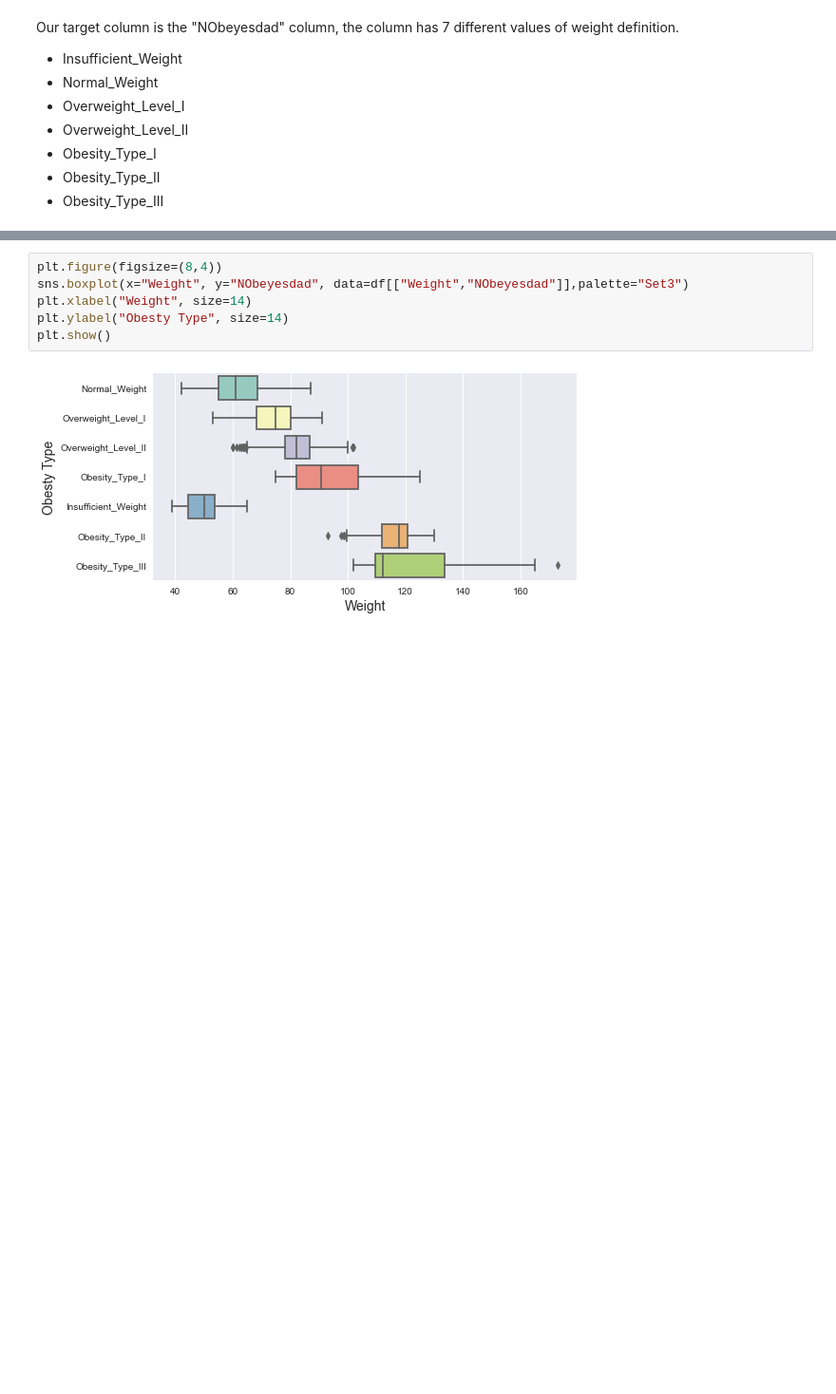
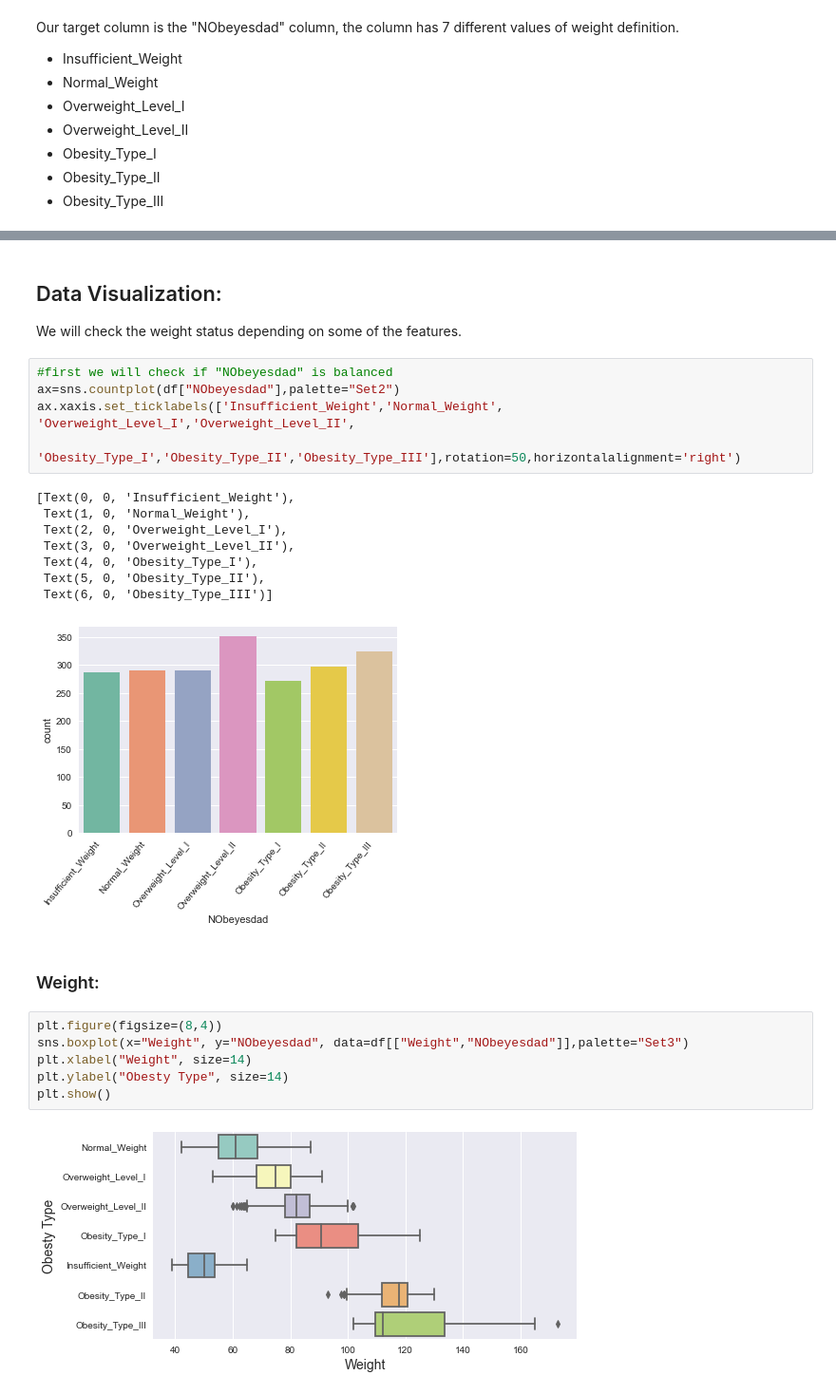
Before and after one commit to NoaAmichai/Obesity-Data-Science-Project, a Jupyter notebook: Obesity.ipynb, the cells around one changed output, grey strips where cells are left out. Shown at 95% size. Cells and saved outputs as stored; diff of their text form; blank space fills up the shorter version.

```diff
--- a/Obesity.ipynb
+++ b/Obesity.ipynb
@@ -160,3 +92,22 @@ plt.show()
+# %% [markdown]
+## Data Visualization:
+We will check the weight status depending on some of the features.
+# %%
+#first we will check if "NObeyesdad" is balanced
+ax=sns.countplot(df["NObeyesdad"],palette="Set2")
+ax.xaxis.set_ticklabels(['Insufficient_Weight','Normal_Weight', 'Overweight_Level_I','Overweight_Level_II',
+                         'Obesity_Type_I','Obesity_Type_II','Obesity_Type_III'],rotation=50,horizontalalignment='right')
+# %% [output]
+[Text(0, 0, 'Insufficient_Weight'),
+ Text(1, 0, 'Normal_Weight'),
+ Text(2, 0, 'Overweight_Level_I'),
+ Text(3, 0, 'Overweight_Level_II'),
+ Text(4, 0, 'Obesity_Type_I'),
+ Text(5, 0, 'Obesity_Type_II'),
+ Text(6, 0, 'Obesity_Type_III')]
+[figure, added]
+# %% [markdown]
+### Weight:
 # %%
 plt.figure(figsize=(8,4))
 sns.boxplot(x="Weight", y="NObeyesdad", data=df[["Weight","NObeyesdad"]],palette="Set3")
```
Also changed, not shown: parts of 22 cells of this notebook.
